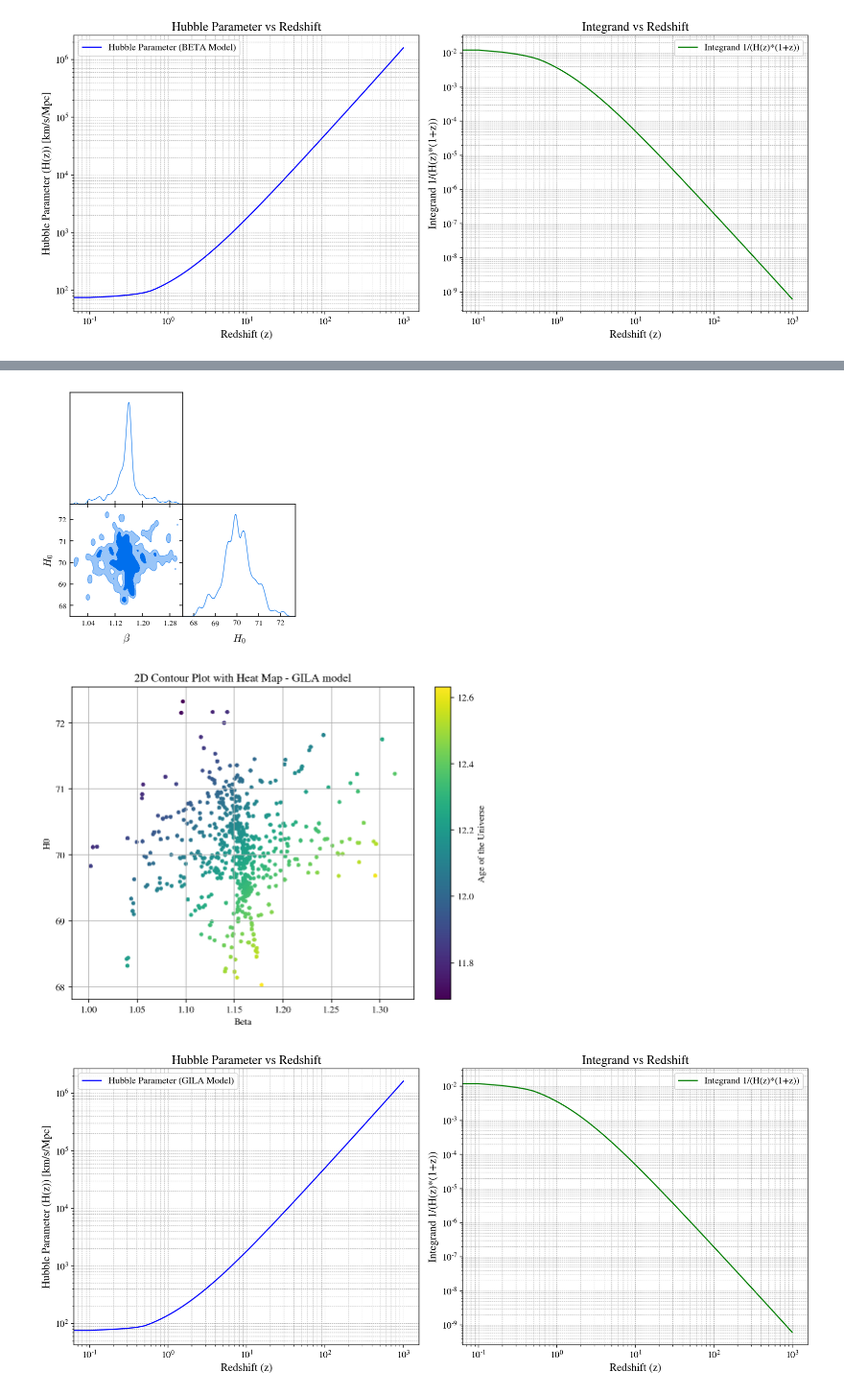
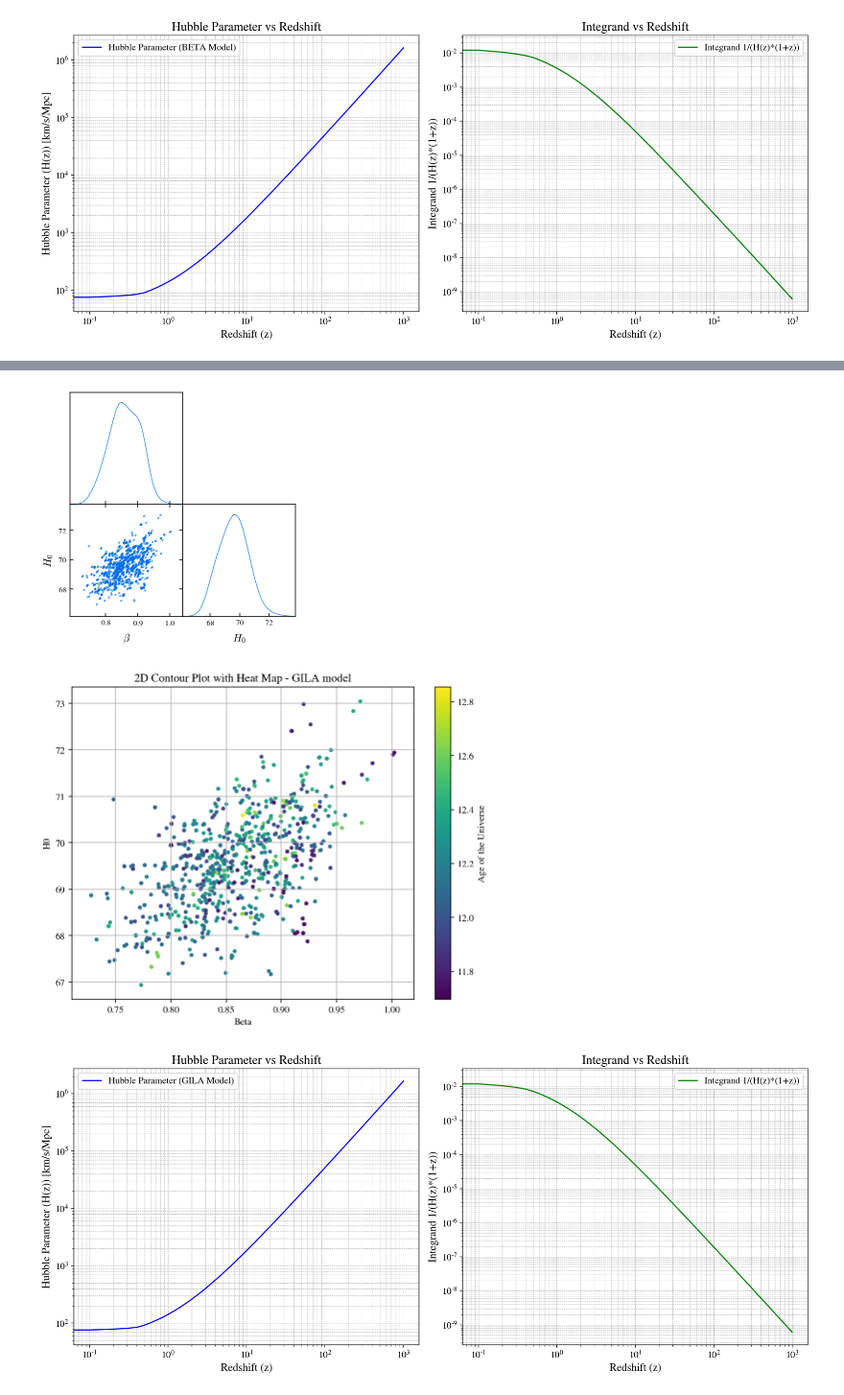
Before and after one commit to matiasleize/GC_MCMC, a Jupyter notebook: notebooks/age_of_the_universe/plot_age_of_universe_0.90_z_linspace.ipynb, the cells around one changed output, grey strips where cells are left out. Shown at 96% size. Cells and saved outputs as stored; diff of their text form; code cells hidden in the pictures.

```diff
--- a/notebooks/age_of_the_universe/plot_age_of_universe_0.90_z_linspace.ipynb
+++ b/notebooks/age_of_the_universe/plot_age_of_universe_0.90_z_linspace.ipynb
@@ -412,8 +413,8 @@ for i in range(len(aou_gila)):
         aou_gila[i] = 0
 # %%
 # Assuming flat_samples_beta contains the MCMC samples for beta and H0
-beta_samples = flat_samples_gila[:, 1][:1000]
-H0_samples = flat_samples_gila[:, 2][:1000]
+beta_samples = flat_samples_gila[:, 1][-1000:]
+H0_samples = flat_samples_gila[:, 2][-1000:]
 ages = aou_gila
 
 # Create MCSamples object for getdist
@@ -436,5 +438,5 @@ plt.show()
-[figure, old version]
+[figure, new version]
-[figure, old version]
+[figure, new version]
 # %%
 #GILA MODEL
 #M_abs = flat_samples_beta[:,0]
```
Also changed, not shown: parts of 6 cells of this notebook.
